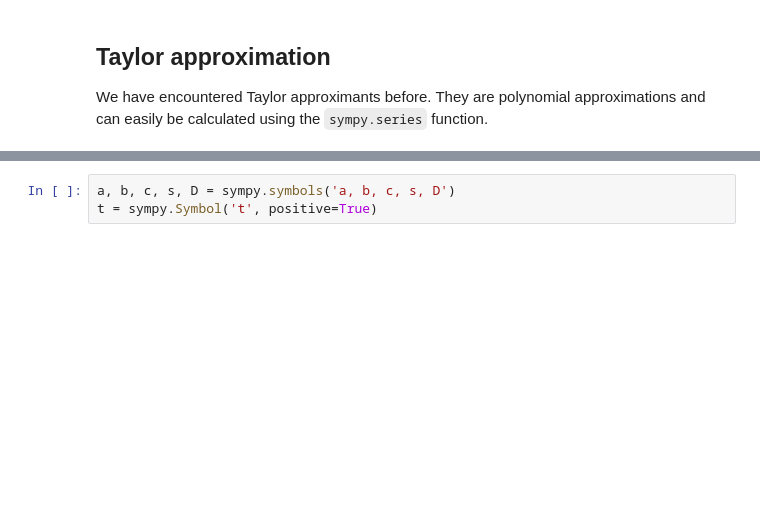
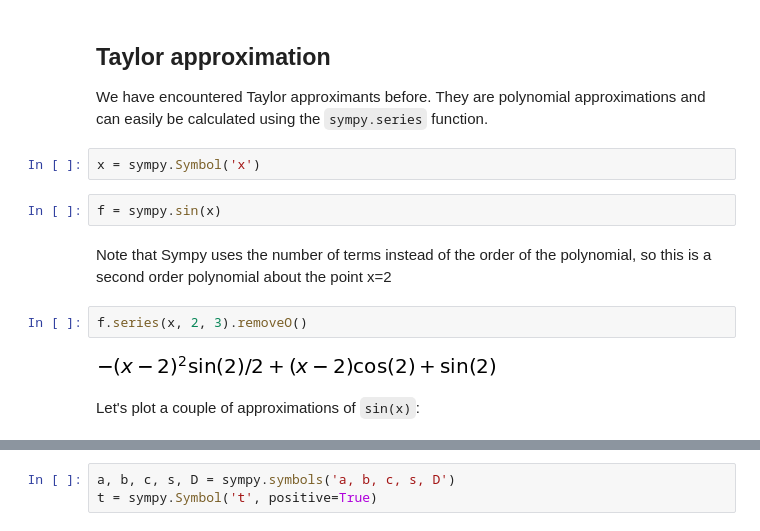
Before and after one commit to alchemyst/Dynamics-and-Control, a Jupyter notebook: 1_Dynamics/5_Complex_system_dynamics/Approximation.ipynb, the cells around one changed output, grey strips where cells are left out. Cells and saved outputs as stored; diff of their text form; blank space fills up the shorter version.

Commit message:
Extended approximation discussion and fixed bugs

```diff
--- a/1_Dynamics/5_Complex_system_dynamics/Approximation.ipynb
+++ b/1_Dynamics/5_Complex_system_dynamics/Approximation.ipynb
@@ -12,3 +12,15 @@ import matplotlib.pyplot as plt
 ## Taylor approximation
 
 We have encountered Taylor approximants before. They are polynomial approximations and can easily be calculated using the `sympy.series` function.
+# %%
+x = sympy.Symbol('x')
+# %%
+f = sympy.sin(x)
+# %% [markdown]
+Note that Sympy uses the number of terms instead of the order of the polynomial, so this is a second order polynomial about the point x=2
+# %%
+f.series(x, 2, 3).removeO()
+# %% [output]
+[figure, added]
+# %% [markdown]
+Let's plot a couple of approximations of `sin(x)`:
```
Also changed, not shown: parts of 16 cells of this notebook.
